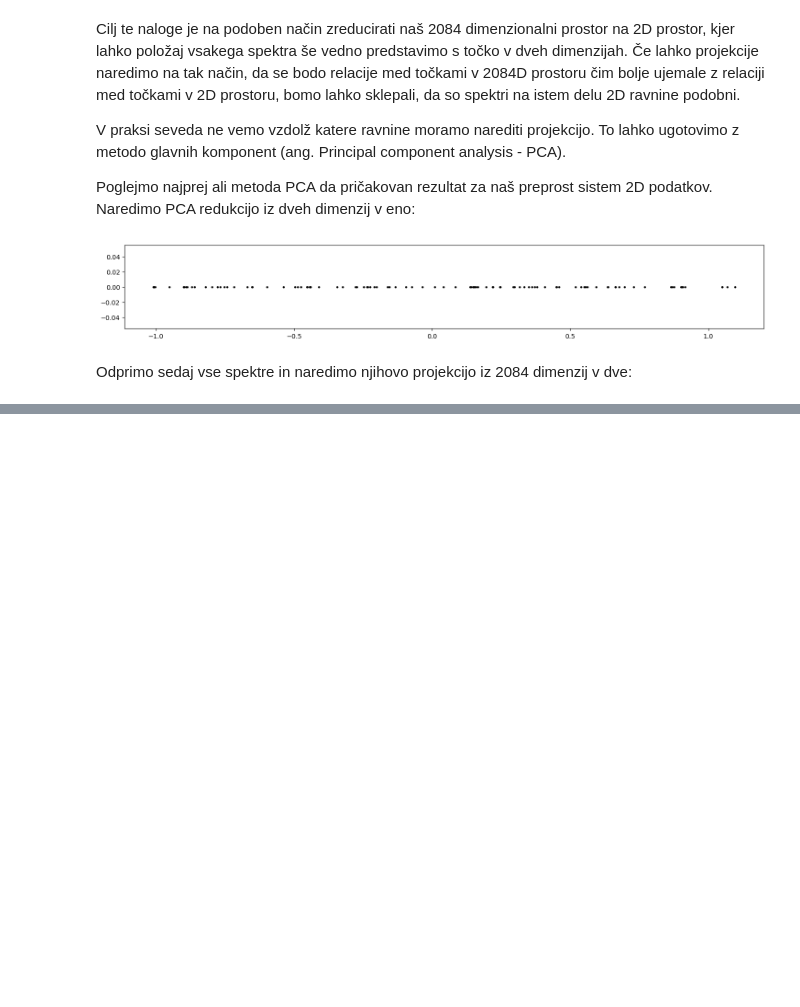
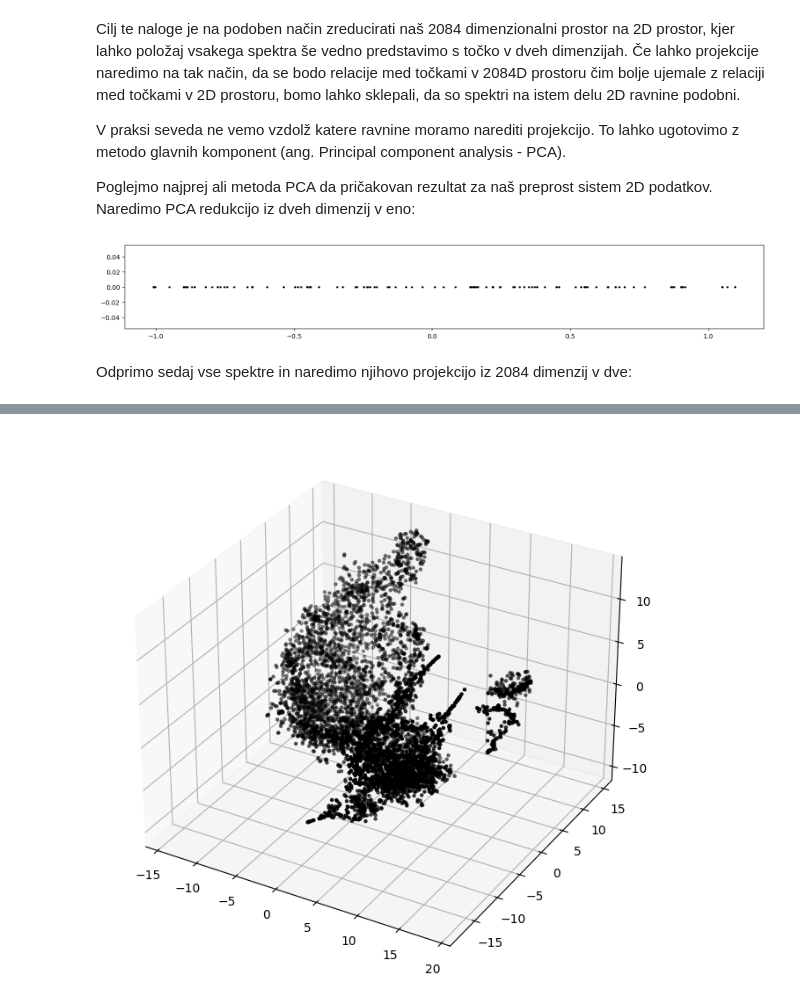
Before and after one commit to sheliak/klasifikacija_spektrov, a Jupyter notebook: klasifikacija.ipynb, the cells around one changed output, grey strips where cells are left out. Saved outputs shown, nothing was run; the diff lists cells and outputs as text; code cells hidden in the pictures; blank space fills up the shorter version.

```diff
--- a/klasifikacija.ipynb
+++ b/klasifikacija.ipynb
@@ -391,0 +418,15 @@ Nelinearne metode za vsako to;ko v originalnem prostoru ugotovijo kakšna je nji
+# %%
+from mpl_toolkits import mplot3d
+
+# Naredimo projekcijo
+tsne = TSNE(n_components=3, perplexity=30)
+#tsne.fit(spektri)
+projekcija=tsne.fit_transform(spektri)
+
+# Narisemo v 3D
+fig=plt.figure(14)
+ax=fig.add_subplot(111, projection ="3d")
+ax.scatter3D(projekcija[:,0], projekcija[:,1], projekcija[:,2], s=5, c='k')
+plt.show()
+# %% [output]
+[figure, added]
```
Also changed, not shown: parts of 8 cells of this notebook.
